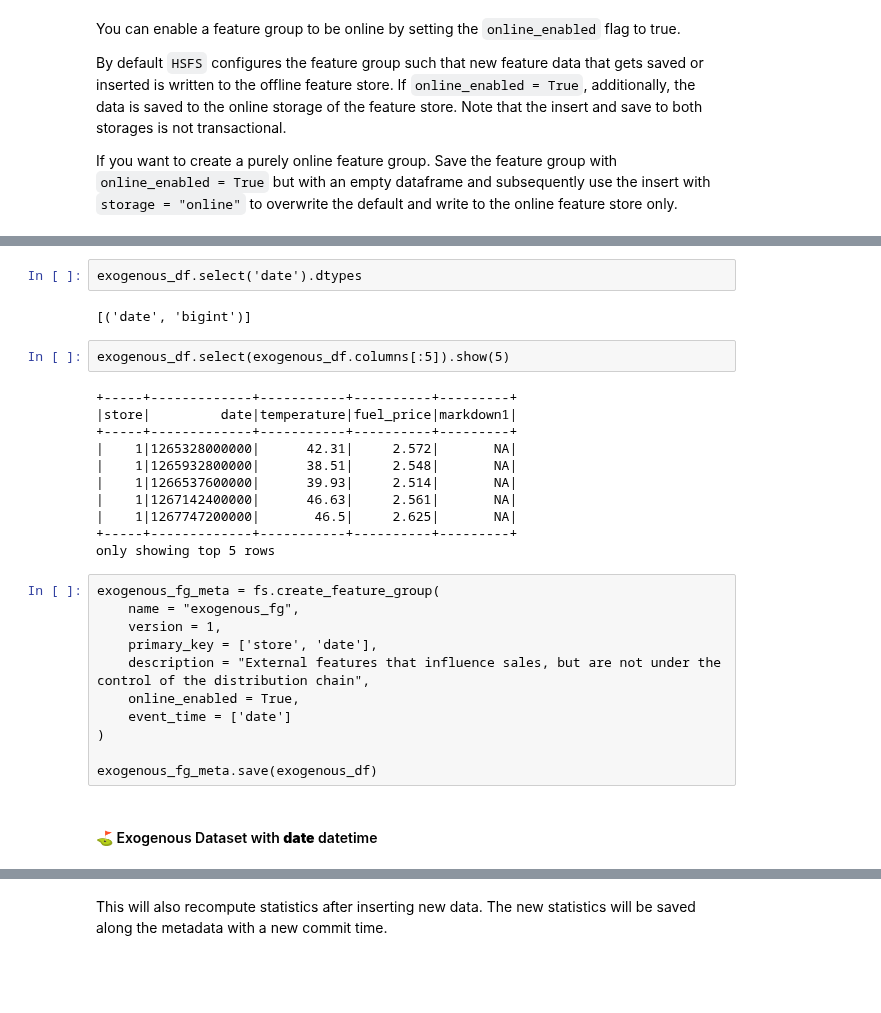
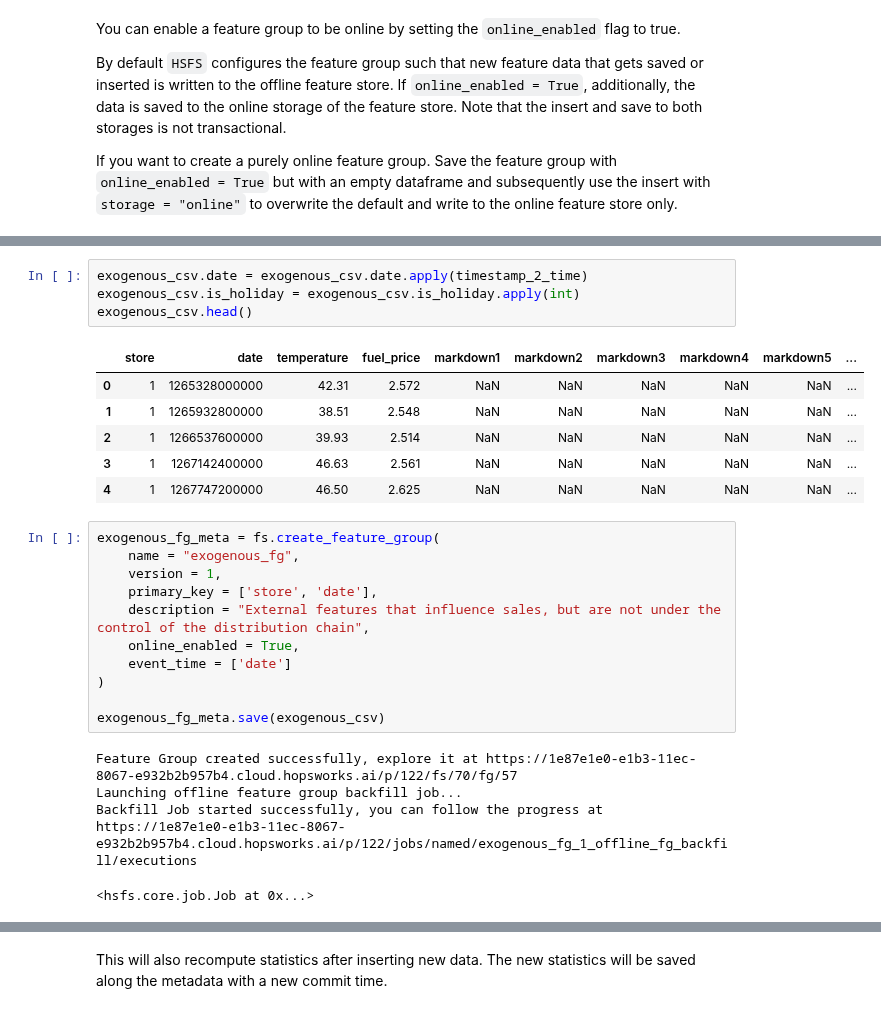
Before and after one commit to logicalclocks/hops-examples, a Jupyter notebook: notebooks/featurestore/hsfs/basics/feature_engineering.ipynb, the cells around one changed output, grey strips where cells are left out. Cells and saved outputs as stored; diff of their text form; blank space fills up the shorter version.

```diff
--- a/notebooks/featurestore/hsfs/basics/feature_engineering.ipynb
+++ b/notebooks/featurestore/hsfs/basics/feature_engineering.ipynb
@@ -252,20 +245,14 @@ only showing top 5 rows
-# %%
-exogenous_df.select('date').dtypes
-# %% [output]
-[('date', 'bigint')]
-# %%
-exogenous_df.select(exogenous_df.columns[:5]).show(5)
-# %% [output]
-+-----+-------------+-----------+----------+---------+
-|store|         date|temperature|fuel_price|markdown1|
-+-----+-------------+-----------+----------+---------+
-|    1|1265328000000|      42.31|     2.572|       NA|
-|    1|1265932800000|      38.51|     2.548|       NA|
-|    1|1266537600000|      39.93|     2.514|       NA|
-|    1|1267142400000|      46.63|     2.561|       NA|
-|    1|1267747200000|       46.5|     2.625|       NA|
-+-----+-------------+-----------+----------+---------+
-only showing top 5 rows
+# %%
+exogenous_csv.date = exogenous_csv.date.apply(timestamp_2_time)
+exogenous_csv.is_holiday = exogenous_csv.is_holiday.apply(int)
+exogenous_csv.head()
+# %% [output]
+|  | store | date | temperature | fuel_price | markdown1 | markdown2 | markdown3 | markdown4 | markdown5 | ... |
+| 0 | 1 | 1265328000000 | 42.31 | 2.572 | NaN | NaN | NaN | NaN | NaN | ... |
+| 1 | 1 | 1265932800000 | 38.51 | 2.548 | NaN | NaN | NaN | NaN | NaN | ... |
+| 2 | 1 | 1266537600000 | 39.93 | 2.514 | NaN | NaN | NaN | NaN | NaN | ... |
+| 3 | 1 | 1267142400000 | 46.63 | 2.561 | NaN | NaN | NaN | NaN | NaN | ... |
+| 4 | 1 | 1267747200000 | 46.50 | 2.625 | NaN | NaN | NaN | NaN | NaN | ... |
 # %%
 exogenous_fg_meta = fs.create_feature_group(
     name = "exogenous_fg",
@@ -276,6 +263,9 @@ exogenous_fg_meta = fs.create_feature_group(
     event_time = ['date']
 )
 
-exogenous_fg_meta.save(exogenous_df)
+exogenous_fg_meta.save(exogenous_csv)
+# %% [output]
+Feature Group created successfully, explore it at https://1e87e1e0-e1b3-11ec-8067-e932b2b957b4.cloud.hopsworks.ai/p/122/fs/70/fg/57
+Launching offline feature group backfill job...
+Backfill Job started successfully, you can follow the progress at https://1e87e1e0-e1b3-11ec-8067-e932b2b957b4.cloud.hopsworks.ai/p/122/jobs/named/exogenous_fg_1_offline_fg_backfill/executions
+<hsfs.core.job.Job at 0x...>
-# %% [markdown]
-#### ⛳️ Exogenous Dataset with **date** datetime
```
Also changed, not shown: parts of 44 cells of this notebook, 2 other files.
